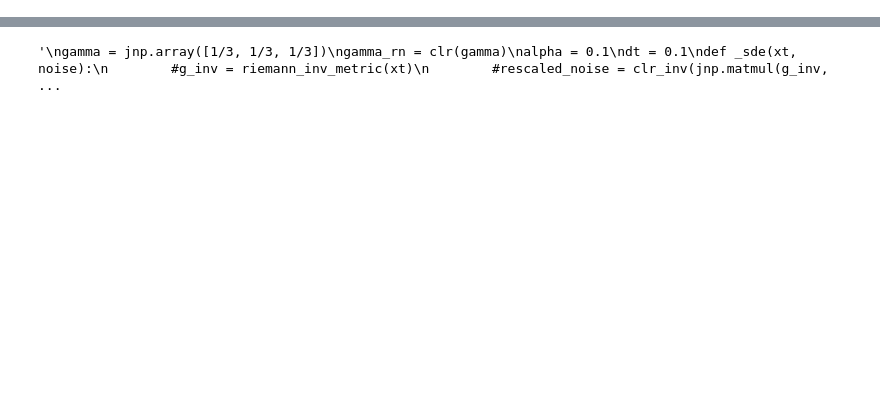
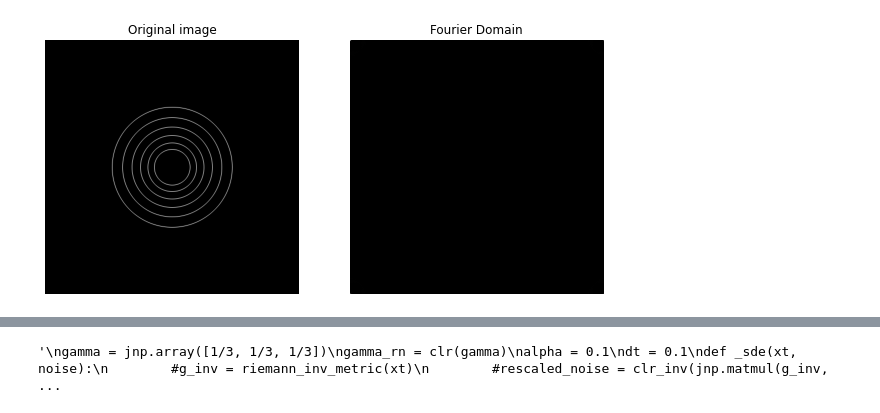
Before and after one commit to dashstander/simplex-score-matching, a Jupyter notebook: notebooks/simplex_random_walk.ipynb, the cells around one changed output, grey strips where cells are left out. Cells and saved outputs as stored; diff of their text form; code cells hidden in the pictures; blank space fills up the shorter version.

```diff
--- a/notebooks/simplex_random_walk.ipynb
+++ b/notebooks/simplex_random_walk.ipynb
@@ -199,0 +287,88 @@ DeviceArray([0.98999995, 0.005     , 0.005     ], dtype=float32)
+# %%
+import math
+import numpy as np
+import matplotlib.pyplot as plt
+
+from skimage.draw import (line, polygon, disk,
+                          circle_perimeter,
+                          ellipse, ellipse_perimeter,
+                          bezier_curve)
+from skimage.draw import line_aa, circle_perimeter_aa
+
+from numpy import fft
+
+fig, (ax1, ax2) = plt.subplots(ncols=2, nrows=1, figsize=(10, 6))
+
+
+img = np.zeros((512, 512), dtype=np.double)
+"""
+# draw line
+rr, cc = line(120, 123, 20, 400)
+img[rr, cc, 0] = 255
+
+# fill polygon
+poly = np.array((
+    (300, 300),
+    (480, 320),
+    (380, 430),
+    (220, 590),
+    (300, 300),
+))
+rr, cc = polygon(poly[:, 0], poly[:, 1], img.shape)
+img[rr, cc, 1] = 1
+
+# fill circle
+rr, cc = disk((200, 200), 100, shape=img.shape)
+img[rr, cc, :] = (1, 1, 0)
+
+# fill ellipse
+rr, cc = ellipse(300, 300, 100, 200, img.shape)
+img[rr, cc, 2] = 1
+
+"""
+
+# circle
+for i in range(4, 10):
+    rr, cc, val = circle_perimeter_aa(256, 256, (i + 2)**2)
+    img[rr, cc] = val
+
+# Bezier curve
+#rr, cc = bezier_curve(70, 100, 10, 10, 150, 100, 1)
+#img[rr, cc, :] = (1, 0, 0)
+
+"""
+# ellipses
+rr, cc = ellipse_perimeter(120, 400, 60, 20, orientation=math.pi / 4.)
+img[rr, cc, :] = (1, 0, 1)
+rr, cc = ellipse_perimeter(120, 400, 60, 20, orientation=-math.pi / 4.)
+img[rr, cc, :] = (0, 0, 1)
+rr, cc = ellipse_perimeter(120, 400, 60, 20, orientation=math.pi / 2.)
+img[rr, cc, :] = (1, 1, 1)
+"""
+ax1.imshow(img, cmap=plt.cm.gray)
+ax1.set_title('Original image')
+ax1.axis('off')
+
+
+from skimage.draw import line_aa, circle_perimeter_aa
+
+
+#img = np.zeros((100, 100), dtype=np.double)
+fft_image = fft.fft2(img)
+
+# anti-aliased line
+#rr, cc, val = line_aa(12, 12, 20, 50)
+#img[rr, cc] = val
+
+# anti-aliased circle
+#rr, cc, val = circle_perimeter_aa(60, 40, 30)
+#img[rr, cc] = val
+
+
+ax2.imshow(np.real(fft_image * np.conj(fft_image)), cmap=plt.cm.gray)
+ax2.set_title('Fourier Domain')
+ax2.axis('off')
+
+plt.show()
+# %% [output]
+[figure, added]
```
Also changed, not shown: parts of 31 cells of this notebook, 5 other files.
